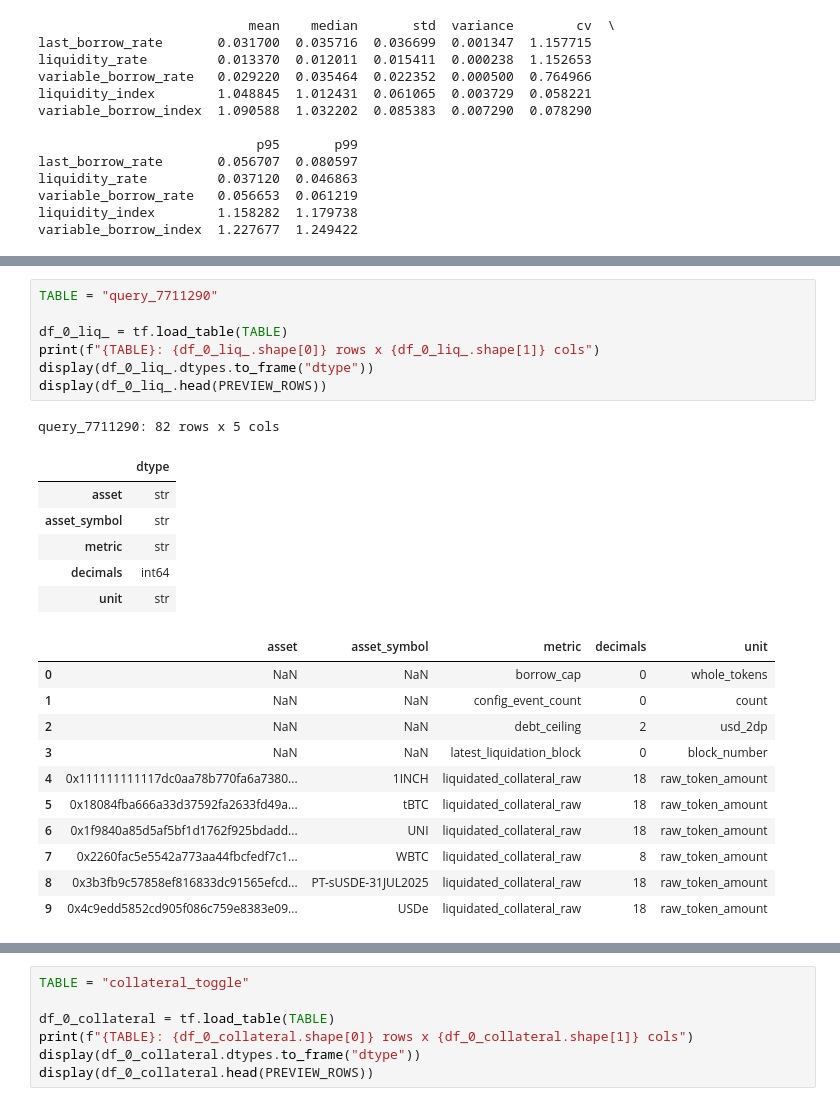
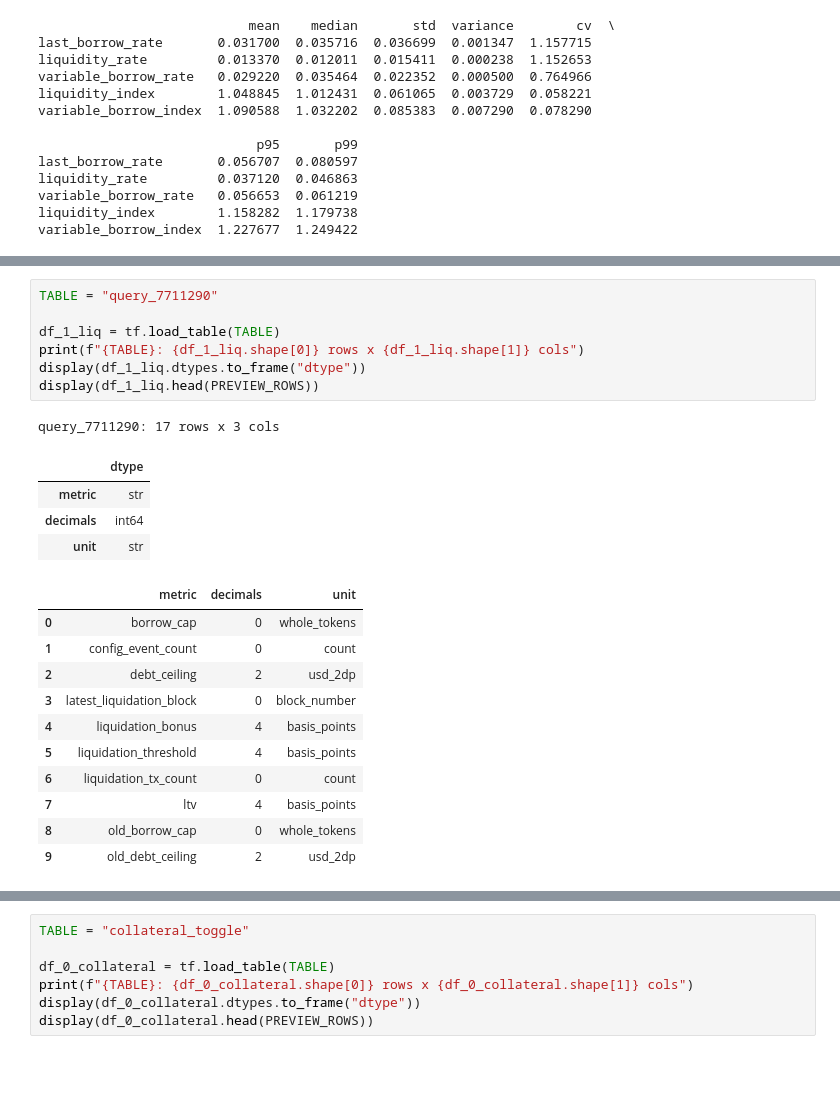
Before and after one commit to md-arham-ali/AAve_v3.1_Credit_risk_scoring, a Jupyter notebook: transform.ipynb, the cells around one changed output, grey strips where cells are left out. Drawn from its saved outputs; the diff is of its cells as text; blank space fills up the shorter version.

```diff
--- a/transform.ipynb
+++ b/transform.ipynb
@@ -752,26 +751,24 @@ liquidation: 1006 rows x 12 cols
 # %%
 TABLE = "query_7711290"
 
-df_0_liq_ = tf.load_table(TABLE)
-print(f"{TABLE}: {df_0_liq_.shape[0]} rows x {df_0_liq_.shape[1]} cols")
-display(df_0_liq_.dtypes.to_frame("dtype"))
-display(df_0_liq_.head(PREVIEW_ROWS))
+df_1_liq = tf.load_table(TABLE)
+print(f"{TABLE}: {df_1_liq.shape[0]} rows x {df_1_liq.shape[1]} cols")
+display(df_1_liq.dtypes.to_frame("dtype"))
+display(df_1_liq.head(PREVIEW_ROWS))
 # %% [output]
-query_7711290: 82 rows x 5 cols
+query_7711290: 17 rows x 3 cols
 |  | dtype |
-| asset | str |
-| asset_symbol | str |
 | metric | str |
 | decimals | int64 |
 | unit | str |
-|  | asset | asset_symbol | metric | decimals | unit |
-| 0 | NaN | NaN | borrow_cap | 0 | whole_tokens |
-| 1 | NaN | NaN | config_event_count | 0 | count |
-| 2 | NaN | NaN | debt_ceiling | 2 | usd_2dp |
-| 3 | NaN | NaN | latest_liquidation_block | 0 | block_number |
-| 4 | 0x111111111117dc0aa78b770fa6a7380... | 1INCH | liquidated_collateral_raw | 18 | raw_token_amount |
-| 5 | 0x18084fba666a33d37592fa2633fd49a... | tBTC | liquidated_collateral_raw | 18 | raw_token_amount |
-| 6 | 0x1f9840a85d5af5bf1d1762f925bdadd... | UNI | liquidated_collateral_raw | 18 | raw_token_amount |
-| 7 | 0x2260fac5e5542a773aa44fbcfedf7c1... | WBTC | liquidated_collateral_raw | 8 | raw_token_amount |
-| 8 | 0x3b3fb9c57858ef816833dc91565efcd... | PT-sUSDE-31JUL2025 | liquidated_collateral_raw | 18 | raw_token_amount |
-| 9 | 0x4c9edd5852cd905f086c759e8383e09... | USDe | liquidated_collateral_raw | 18 | raw_token_amount |
+|  | metric | decimals | unit |
+| 0 | borrow_cap | 0 | whole_tokens |
+| 1 | config_event_count | 0 | count |
+| 2 | debt_ceiling | 2 | usd_2dp |
+| 3 | latest_liquidation_block | 0 | block_number |
+| 4 | liquidation_bonus | 4 | basis_points |
+| 5 | liquidation_threshold | 4 | basis_points |
+| 6 | liquidation_tx_count | 0 | count |
+| 7 | ltv | 4 | basis_points |
+| 8 | old_borrow_cap | 0 | whole_tokens |
+| 9 | old_debt_ceiling | 2 | usd_2dp |
```
Also changed, not shown: parts of 14 cells of this notebook, 5 other files.
